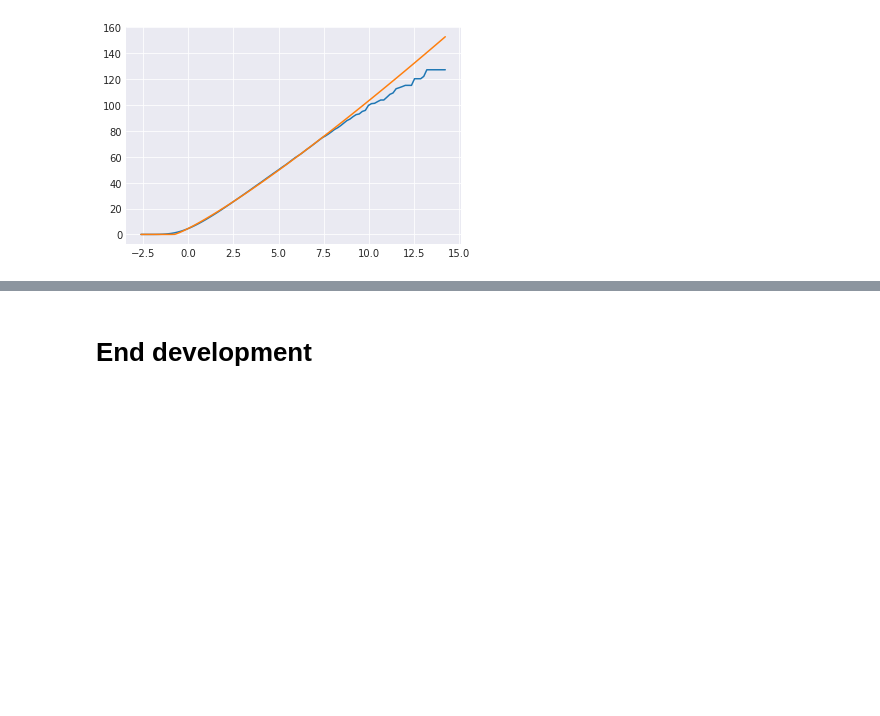
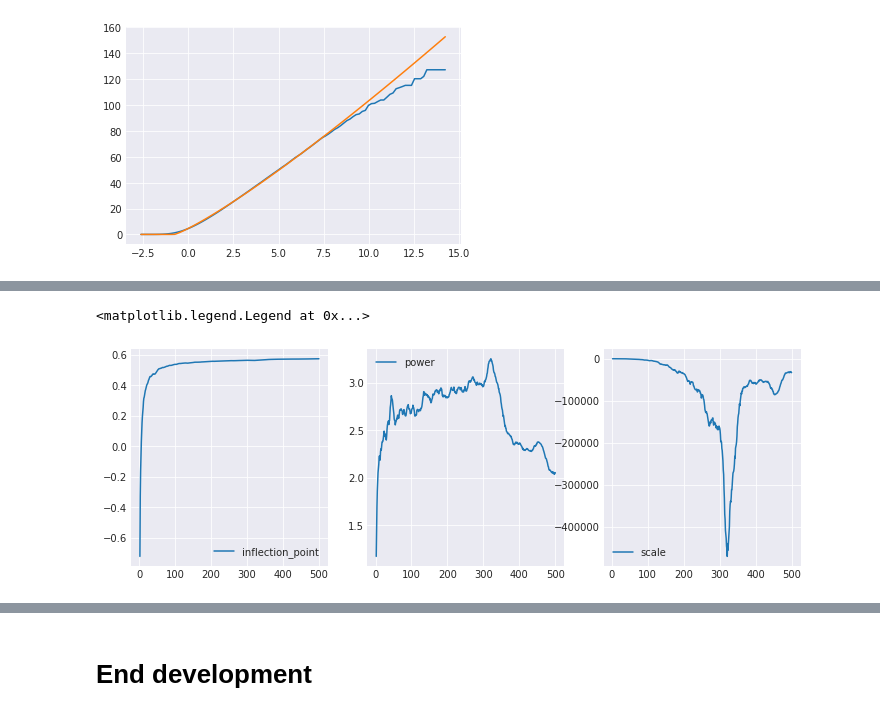
Before and after one commit to phageghost/PEAS, a Jupyter notebook: develop_distributions_2d.ipynb, the cells around one changed output, grey strips where cells are left out. Drawn from its saved outputs; the diff is of its cells as text; code cells hidden in the pictures; blank space fills up the shorter version.

```diff
--- a/develop_distributions_2d.ipynb
+++ b/develop_distributions_2d.ipynb
@@ -1134,0 +1147,8 @@ plt.plot(xs, -10 * test_distro.logsf(xs), label='piecewise power unsmoothed')
+# %%
+%%time
+distro_class = PiecewiseApproxPower2
+distro_pw_power_params = peas.helper_funcs.fit_distros(ground_truth_shuffled_means,
+                                               distribution_class=distro_class,
+                                                           filter_window_size=None,
+                                                      fit_kwargs={'interp_points':100})
+predicted_mean_distros_pw_power = {size:distro_class(*params) for size, params in distro_pw_power_params.items()}
@@ -1134,0 +1173,14 @@ plt.plot(xs, -10 * test_distro.logsf(xs), label='piecewise power unsmoothed')
+# %%
+power_param_df = pandas.DataFrame(distro_pw_power_params, index=['inflection_point', 'power', 'scale']).T
+power_param_df.index.name = 'sample_size'
+
+fig, axes = plt.subplots(1, 3, figsize=(12,4))
+axes[0].plot(power_param_df['inflection_point'])
+axes[0].legend()
+axes[1].plot(power_param_df['power'])
+axes[1].legend()
+axes[2].plot(power_param_df['scale'])
+axes[2].legend()
+# %% [output]
+<matplotlib.legend.Legend at 0x...>
+[figure, added]
```
Also changed, not shown: parts of 17 cells of this notebook, 3 other files.
